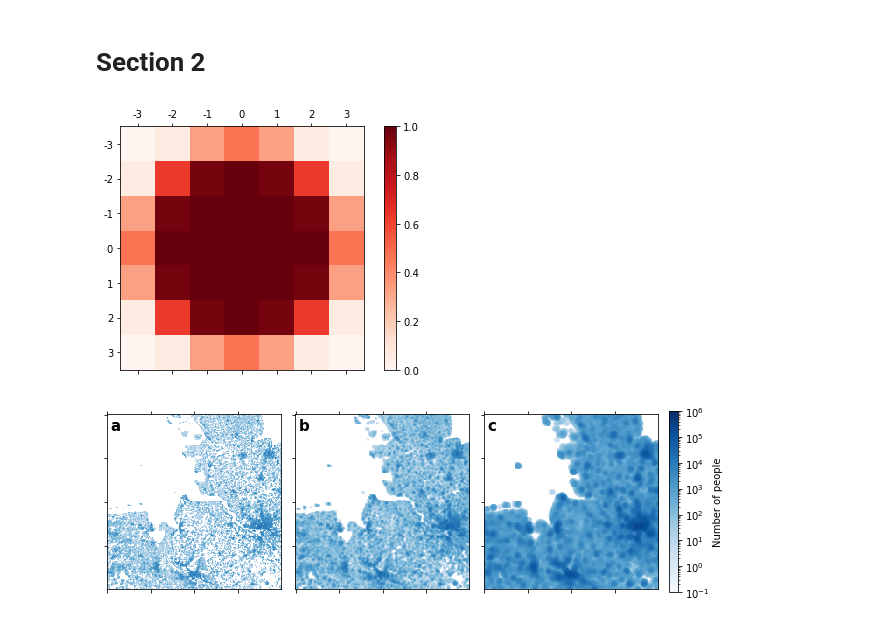
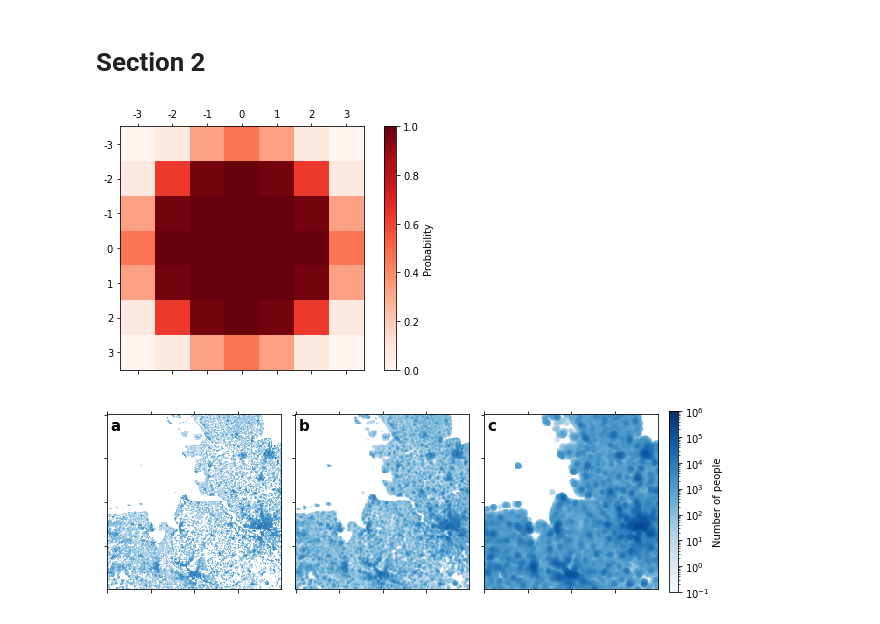
Before and after one commit to timtroendle/wind-onshore-cost-potential, a Jupyter notebook: notebooks/analysis.ipynb, the cells around one changed output. Drawn from its saved outputs; the diff is of its cells as text; code cells hidden in the pictures.

```diff
--- a/notebooks/analysis.ipynb
+++ b/notebooks/analysis.ipynb
@@ -123,17 +123,20 @@ weights3 = within_radius_mask(3)
 # %%
 fig = plt.figure()
 ax = fig.add_subplot(111)
 
 cmap=plt.get_cmap('Reds')
 cax = ax.matshow(weights3.astype(float), cmap = cmap)
-fig.colorbar(cax)
+
+cbar = fig.colorbar(cax)
+cbar.set_label('Probability')
+
 ax.set_xticklabels(range(-4,4))
 ax.set_yticklabels(range(-4,4))
 
 plt.tight_layout()
 plt.savefig('Figure 2.png', dpi=300)
 # %% [output]
-[figure, old version]
+[figure, new version]
 # %%
 fig, ax = plt.subplots(1, 3, figsize=(9,3), sharex='col', gridspec_kw={'width_ratios': [4,4,5]})
 
```
Also changed, not shown: parts of 27 cells of this notebook.
